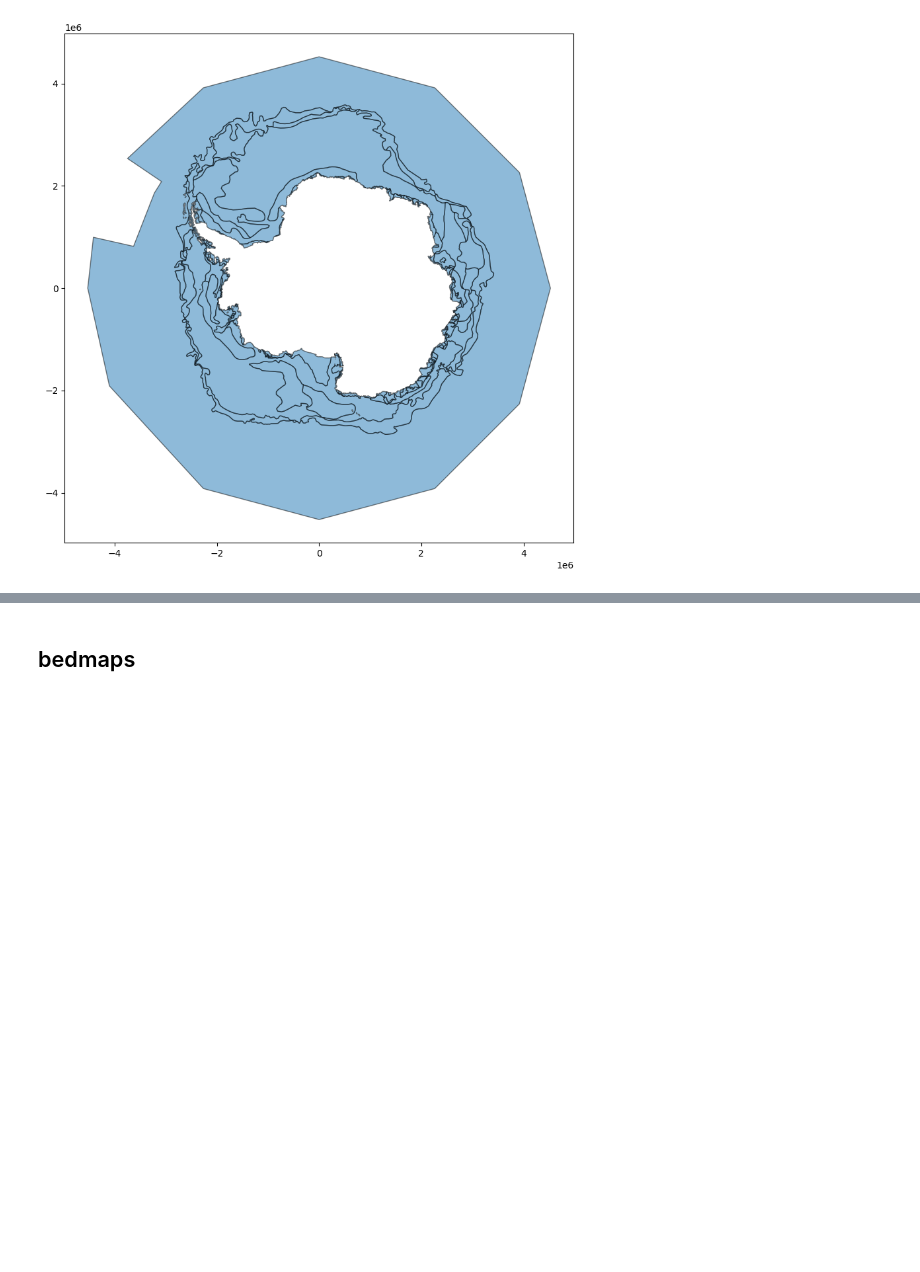
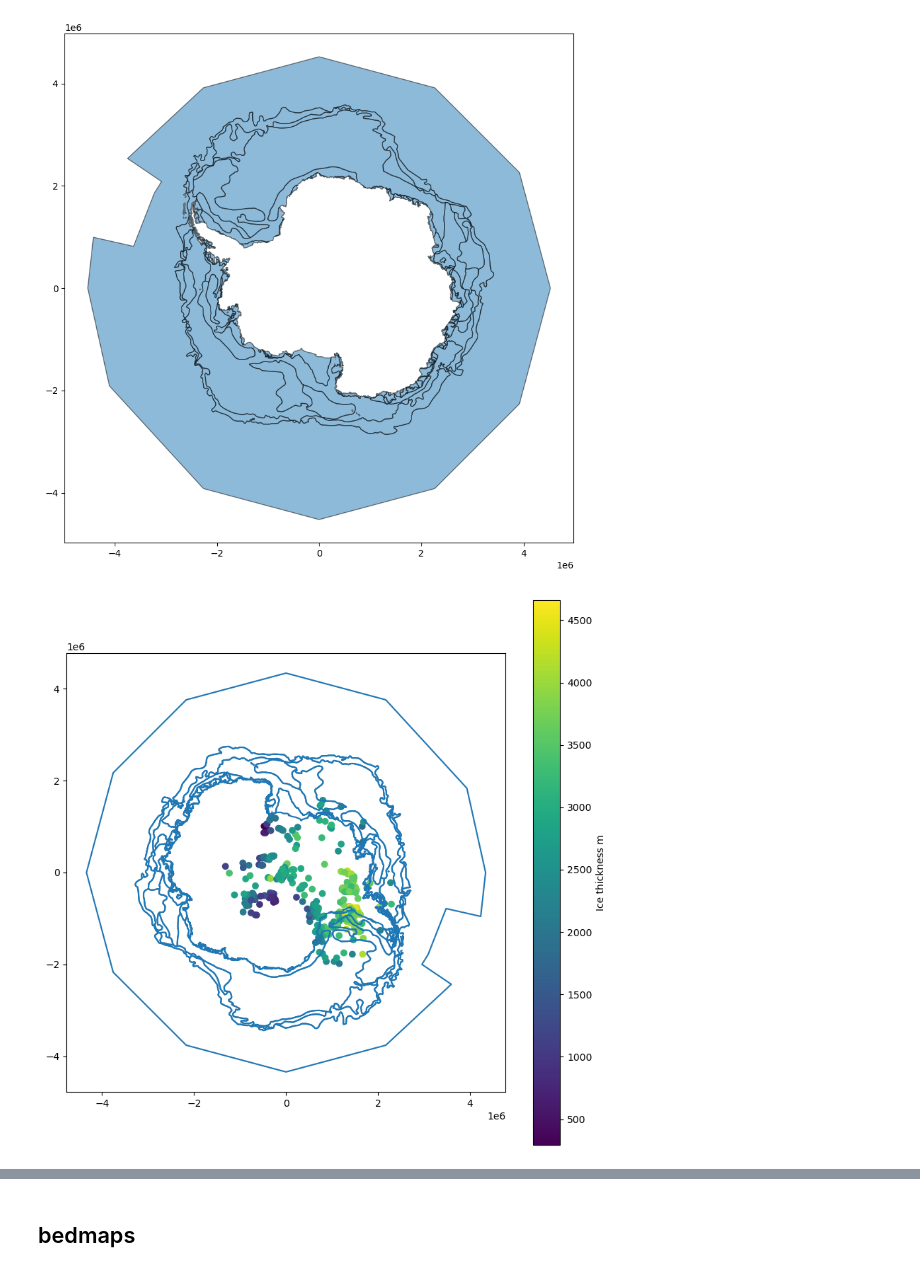
Before and after one commit to Chigiriq/GIS_p4, a Jupyter notebook: test.ipynb, the cells around one changed output, grey strips where cells are left out. Cells and saved outputs as stored; diff of their text form; code cells hidden in the pictures; blank space fills up the shorter version.

Commit message:
gdf with accurate thickness

```diff
--- a/test.ipynb
+++ b/test.ipynb
@@ -86,3 +93,25 @@ fixed = gdf_web_mercator.to_crs("EPSG:3031")
 ax = fixed.plot(figsize=(10, 10), edgecolor="k", alpha=0.5)
 # %% [output]
 [figure]
+# %%
+
+
+# load Antarctic subglacial lakes
+lakes = pd.read_csv('data/lakes/subglacial_lakes_2012update.csv', encoding='latin1')
+lakes.rename(columns={'Lat.         oN':'Latitude', 'Lon.       oE':'Longitude'}, inplace=True)
+lakes_gdf = gpd.GeoDataFrame(lakes, geometry=gpd.points_from_xy(lakes['Longitude'], lakes['Latitude']))
+
+# we are plotting in Antarctic polar stereographic projection
+crs = ccrs.SouthPolarStereo()
+crs_proj4 = crs.proj4_init
+lakes_gdf.set_crs(epsg=4326, inplace=True)
+
+world = gpd.read_file('data/antarc241115/ANTARC241115.shp')
+w = world.to_crs(crs_proj4)
+fig, ax = plt.subplots(figsize=(10, 10))
+lakes_gdf.to_crs(w.crs, inplace=True)
+world.boundary.plot(ax=ax)
+lakes_gdf.plot(ax=ax, cmap='viridis', column='Ice thickness m', legend=True, legend_kwds={'label': "Ice thickness m"})
+plt.show()
+# %% [output]
+[figure, added]
```
Also changed, not shown: parts of 26 cells of this notebook.
